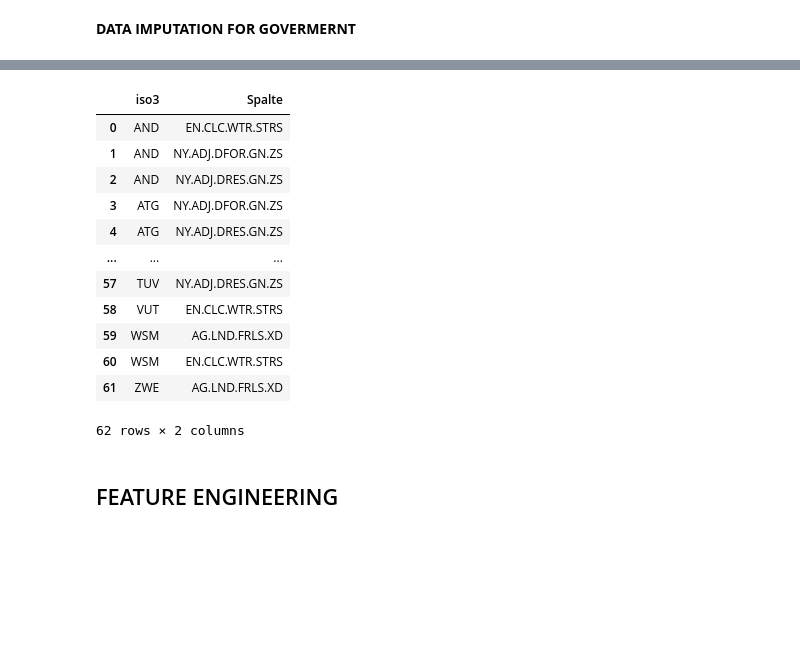
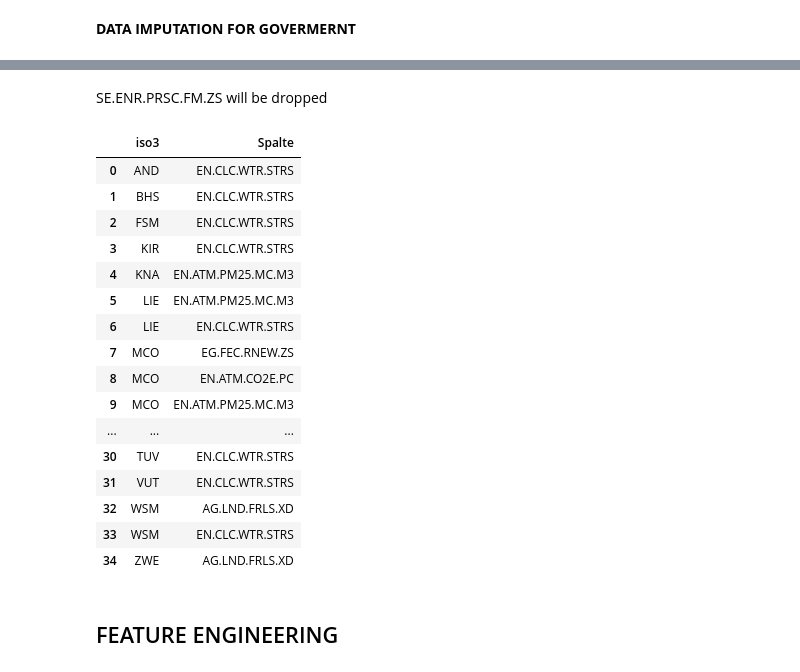
Before and after one commit to capstone-travel-index/better_travel_index, a Jupyter notebook: esg_data_country.ipynb, the cells around one changed output, grey strips where cells are left out. Drawn from its saved outputs; the diff is of its cells as text; code cells hidden in the pictures; blank space fills up the shorter version.

```diff
--- a/esg_data_country.ipynb
+++ b/esg_data_country.ipynb
@@ -323,3 +326,5 @@ memory usage: 166.0+ KB
+# %%
+df_env_trans = df_env_trans.rename(columns={'variable':'year'})
 # %%
-df_env_trans['variable'] = pd.to_datetime(df_env_trans['variable'], format="%Y", errors='coerce')
+df_env_trans['year'] = pd.to_numeric(df_env_trans['year'], errors='coerce')
 # %%
@@ -464,5 +445,5 @@ Ich möchte eine lineare Regression anwenden um die NaN in den u.g. Spalten zu b
 Die Werte die für die linearen regression verwendet werden sollen die nicht-NaN_werte der jeweiligen Spalte sein
 # %%
 #copy the df
-df_env_inp = df_env_trans.copy()
+df_env_imp = df_env_trans.copy()
 # %%
@@ -471,0 +451,2 @@ df_env_lin_reg = lin_reg(df_env_inp, env_ind)
+# %%
+df_env_imp = interpol(df_env_imp, env_ind)
@@ -595,21 +555,27 @@ VA.EST                0.000000
 dtype: float64
+# %% [markdown]
+SE.ENR.PRSC.FM.ZS will be dropped
 # %%
-empty_columns_gov = nan_scanner_comb(df_env_inp)
+empty_columns_gov = nan_scanner_comb(df_env_imp)
 empty_columns_gov
 # %% [output]
 |  | iso3 | Spalte |
 | 0 | AND | EN.CLC.WTR.STRS |
-| 1 | AND | NY.ADJ.DFOR.GN.ZS |
-| 2 | AND | NY.ADJ.DRES.GN.ZS |
-| 3 | ATG | NY.ADJ.DFOR.GN.ZS |
-| 4 | ATG | NY.ADJ.DRES.GN.ZS |
+| 1 | BHS | EN.CLC.WTR.STRS |
+| 2 | FSM | EN.CLC.WTR.STRS |
+| 3 | KIR | EN.CLC.WTR.STRS |
+| 4 | KNA | EN.ATM.PM25.MC.M3 |
+| 5 | LIE | EN.ATM.PM25.MC.M3 |
+| 6 | LIE | EN.CLC.WTR.STRS |
+| 7 | MCO | EG.FEC.RNEW.ZS |
+| 8 | MCO | EN.ATM.CO2E.PC |
+| 9 | MCO | EN.ATM.PM25.MC.M3 |
 | ... | ... | ... |
-| 57 | TUV | NY.ADJ.DRES.GN.ZS |
-| 58 | VUT | EN.CLC.WTR.STRS |
-| 59 | WSM | AG.LND.FRLS.XD |
-| 60 | WSM | EN.CLC.WTR.STRS |
-| 61 | ZWE | AG.LND.FRLS.XD |
+| 30 | TUV | EN.CLC.WTR.STRS |
+| 31 | VUT | EN.CLC.WTR.STRS |
+| 32 | WSM | AG.LND.FRLS.XD |
+| 33 | WSM | EN.CLC.WTR.STRS |
+| 34 | ZWE | AG.LND.FRLS.XD |
-62 rows × 2 columns
 # %% [markdown]
 ## FEATURE ENGINEERING
 # %% [markdown]
```
Also changed, not shown: parts of 110 cells of this notebook, 2 other files.
